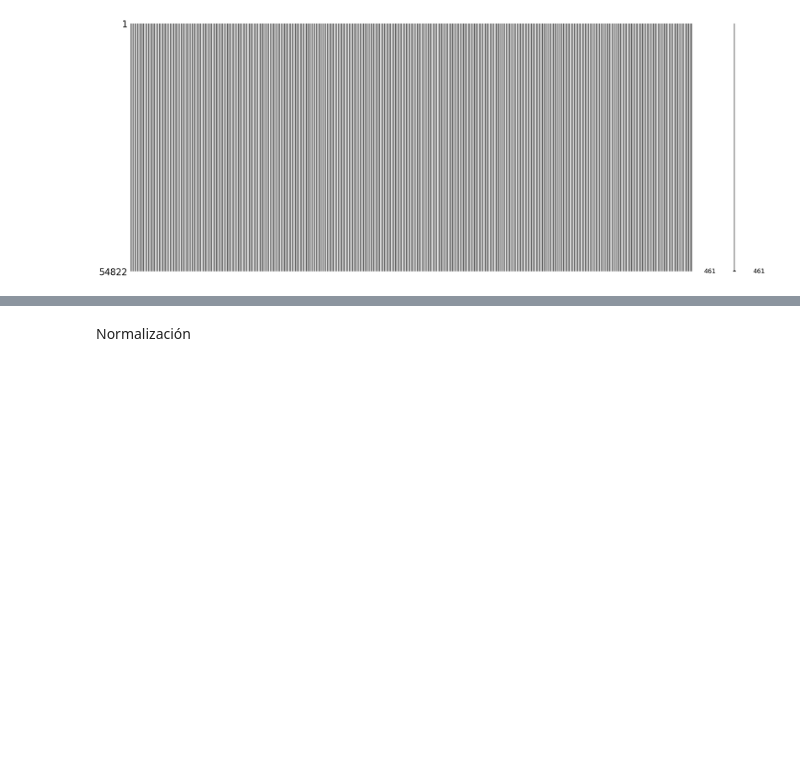
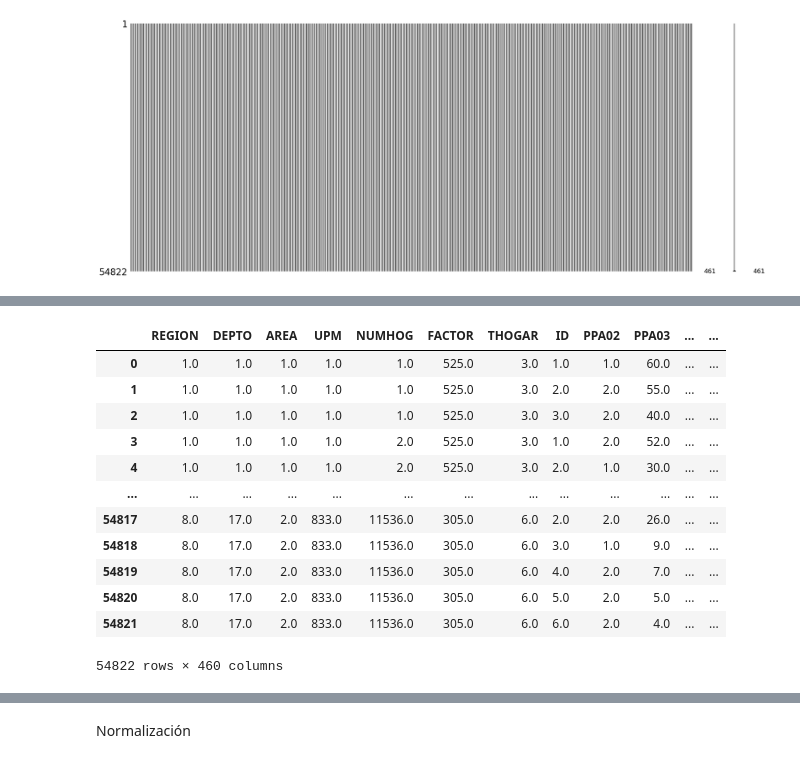
Before and after one commit to ChristopherG19/UVG_DS_Lab10, a Jupyter notebook: Laboratorio_10.ipynb, the cells around one changed output, grey strips where cells are left out. Saved outputs shown, nothing was run; the diff lists cells and outputs as text; code cells hidden in the pictures; blank space fills up the shorter version.

```diff
--- a/Laboratorio_10.ipynb
+++ b/Laboratorio_10.ipynb
@@ -282,0 +322,21 @@ plt.show()
+# %%
+# hogar
+col_P = list(df_Personas.columns)
+col_P.remove("POBREZA")
+
+X_P = df_Personas[col_P]
+X_P
+# %% [output]
+|  | REGION | DEPTO | AREA | UPM | NUMHOG | FACTOR | THOGAR | ID | PPA02 | PPA03 | ... | ... |
+| 0 | 1.0 | 1.0 | 1.0 | 1.0 | 1.0 | 525.0 | 3.0 | 1.0 | 1.0 | 60.0 | ... | ... |
+| 1 | 1.0 | 1.0 | 1.0 | 1.0 | 1.0 | 525.0 | 3.0 | 2.0 | 2.0 | 55.0 | ... | ... |
+| 2 | 1.0 | 1.0 | 1.0 | 1.0 | 1.0 | 525.0 | 3.0 | 3.0 | 2.0 | 40.0 | ... | ... |
+| 3 | 1.0 | 1.0 | 1.0 | 1.0 | 2.0 | 525.0 | 3.0 | 1.0 | 2.0 | 52.0 | ... | ... |
+| 4 | 1.0 | 1.0 | 1.0 | 1.0 | 2.0 | 525.0 | 3.0 | 2.0 | 1.0 | 30.0 | ... | ... |
+| ... | ... | ... | ... | ... | ... | ... | ... | ... | ... | ... | ... | ... |
+| 54817 | 8.0 | 17.0 | 2.0 | 833.0 | 11536.0 | 305.0 | 6.0 | 2.0 | 2.0 | 26.0 | ... | ... |
+| 54818 | 8.0 | 17.0 | 2.0 | 833.0 | 11536.0 | 305.0 | 6.0 | 3.0 | 1.0 | 9.0 | ... | ... |
+| 54819 | 8.0 | 17.0 | 2.0 | 833.0 | 11536.0 | 305.0 | 6.0 | 4.0 | 2.0 | 7.0 | ... | ... |
+| 54820 | 8.0 | 17.0 | 2.0 | 833.0 | 11536.0 | 305.0 | 6.0 | 5.0 | 2.0 | 5.0 | ... | ... |
+| 54821 | 8.0 | 17.0 | 2.0 | 833.0 | 11536.0 | 305.0 | 6.0 | 6.0 | 2.0 | 4.0 | ... | ... |
+54822 rows × 460 columns
```
Also changed, not shown: parts of 23 cells of this notebook.
